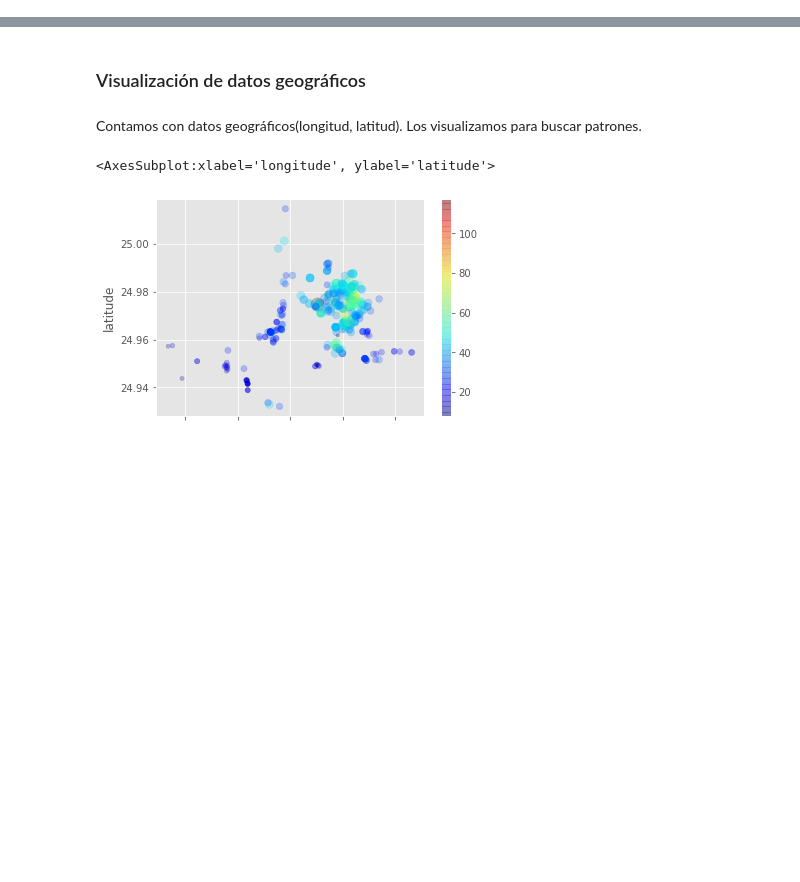
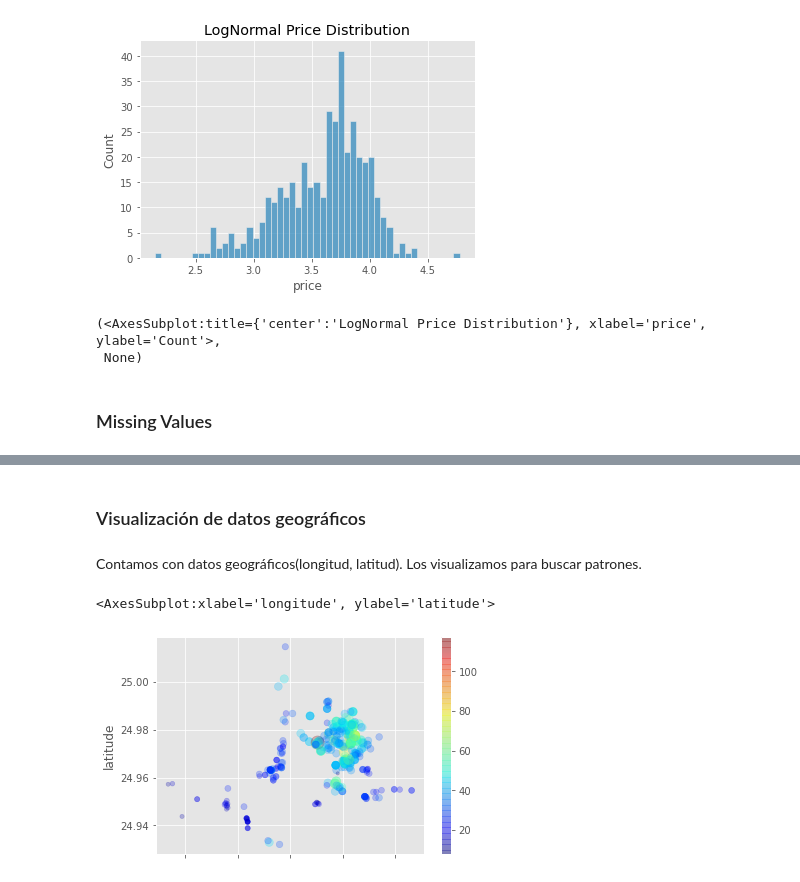
Before and after one commit to PabloJRW/Real_State-Regresssion, a Jupyter notebook: real_state.ipynb, the cells around one changed output, grey strips where cells are left out. Saved outputs shown, nothing was run; the diff lists cells and outputs as text; code cells hidden in the pictures; blank space fills up the shorter version.

```diff
--- a/real_state.ipynb
+++ b/real_state.ipynb
@@ -83,0 +91,13 @@ data.drop( 'transaction_date', axis=1, inplace=True)
+# %%
+# Converting price distribution to lognormal
+price_logs = np.log1p(data.price)
+# %%
+# Original price distribution
+plt.title('LogNormal Price Distribution')
+sns.histplot(price_logs, bins=50), plt.show()
+# %% [output]
+[figure, added]
+(<AxesSubplot:title={'center':'LogNormal Price Distribution'}, xlabel='price', ylabel='Count'>,
+ None)
+# %% [markdown]
+### Missing Values
```
Also changed, not shown: parts of 23 cells of this notebook.
